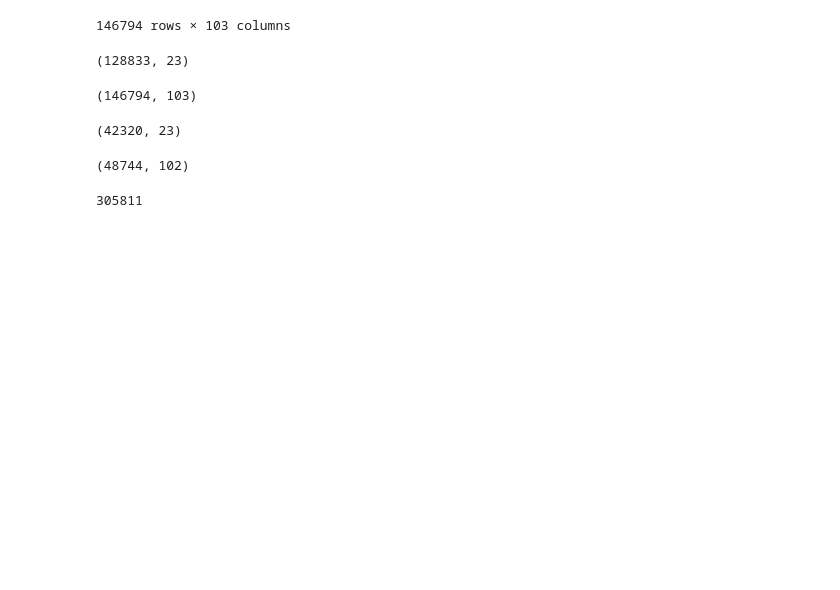
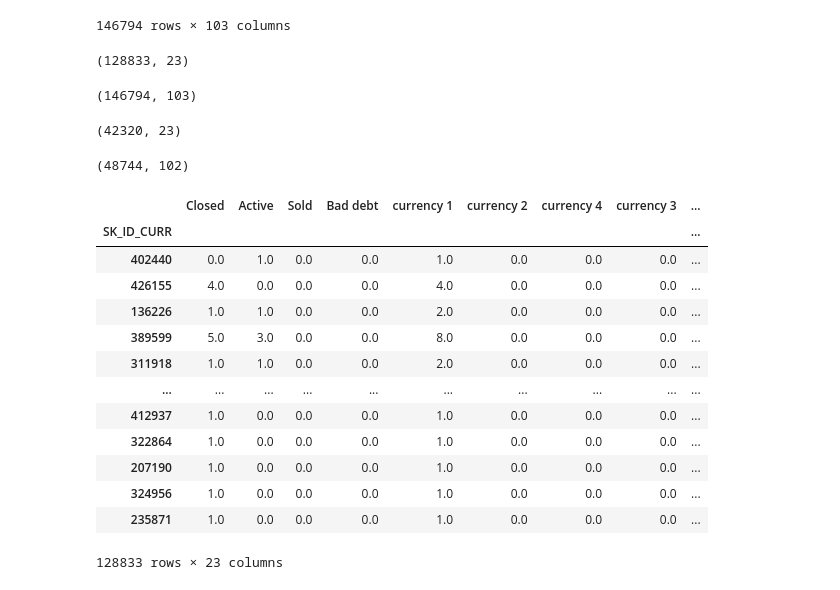
Before and after one commit to YuliaKorysheva/home_credit_default_risk, a Jupyter notebook: data_bureau.ipynb, the cells around one changed output. Saved outputs shown, nothing was run; the diff lists cells and outputs as text; code cells hidden in the pictures; blank space fills up the shorter version.

```diff
--- a/data_bureau.ipynb
+++ b/data_bureau.ipynb
@@ -190,7 +194,20 @@ agr_test.shape
 test.shape
 # %% [output]
 (48744, 102)
-# %%
-len(bureau.SK_ID_CURR.unique())
-# %% [output]
-305811
+# %%
+agr_train
+# %% [output]
+|  | Closed | Active | Sold | Bad debt | currency 1 | currency 2 | currency 4 | currency 3 | ... |
+| SK_ID_CURR |  |  |  |  |  |  |  |  | ... |
+| 402440 | 0.0 | 1.0 | 0.0 | 0.0 | 1.0 | 0.0 | 0.0 | 0.0 | ... |
+| 426155 | 4.0 | 0.0 | 0.0 | 0.0 | 4.0 | 0.0 | 0.0 | 0.0 | ... |
+| 136226 | 1.0 | 1.0 | 0.0 | 0.0 | 2.0 | 0.0 | 0.0 | 0.0 | ... |
+| 389599 | 5.0 | 3.0 | 0.0 | 0.0 | 8.0 | 0.0 | 0.0 | 0.0 | ... |
+| 311918 | 1.0 | 1.0 | 0.0 | 0.0 | 2.0 | 0.0 | 0.0 | 0.0 | ... |
+| ... | ... | ... | ... | ... | ... | ... | ... | ... | ... |
+| 412937 | 1.0 | 0.0 | 0.0 | 0.0 | 1.0 | 0.0 | 0.0 | 0.0 | ... |
+| 322864 | 1.0 | 0.0 | 0.0 | 0.0 | 1.0 | 0.0 | 0.0 | 0.0 | ... |
+| 207190 | 1.0 | 0.0 | 0.0 | 0.0 | 1.0 | 0.0 | 0.0 | 0.0 | ... |
+| 324956 | 1.0 | 0.0 | 0.0 | 0.0 | 1.0 | 0.0 | 0.0 | 0.0 | ... |
+| 235871 | 1.0 | 0.0 | 0.0 | 0.0 | 1.0 | 0.0 | 0.0 | 0.0 | ... |
+128833 rows × 23 columns
```
Also changed, not shown: parts of 71 cells of this notebook, 6 other files.
